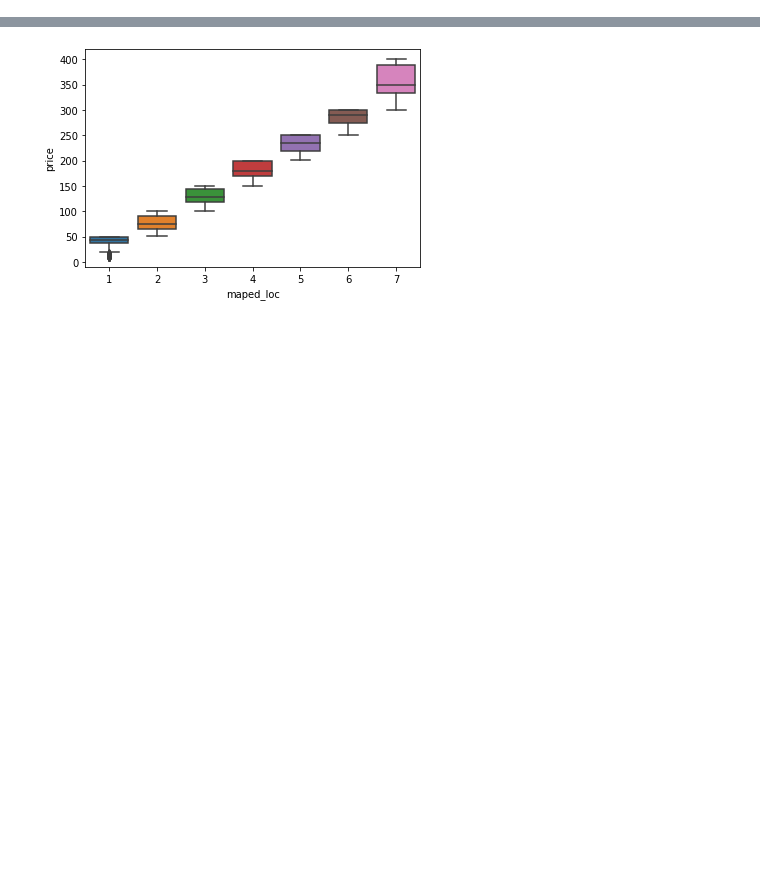
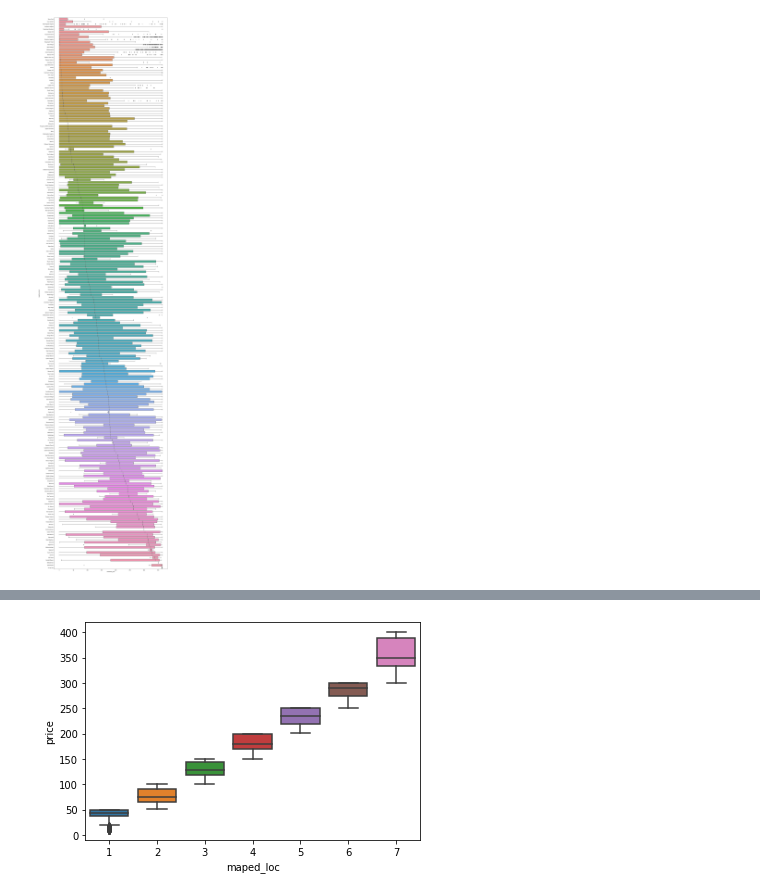
Before and after one commit to szacharias/Analysis-of-Airbnb, a Jupyter notebook: EDA_NewPrice.ipynb, the cells around one changed output, grey strips where cells are left out. Cells and saved outputs as stored; diff of their text form; code cells hidden in the pictures; blank space fills up the shorter version.

```diff
--- a/EDA_NewPrice.ipynb
+++ b/EDA_NewPrice.ipynb
@@ -24,0 +37,7 @@ memory usage: 1.7+ MB
+# %%
+plt.figure(figsize=(20, 100))
+my_order = train.groupby(by=["neighbourhood"])["availability_365"].median().sort_values(ascending = True).index
+# sns.boxplot(y=data['neighbourhood'], x=data['price'], order=my_order)
+g = sns.boxplot(x='availability_365', y='neighbourhood', data=train, order=my_order)
+# %% [output]
+[figure, added]
```
Also changed, not shown: parts of 22 cells of this notebook, 1 other file.
